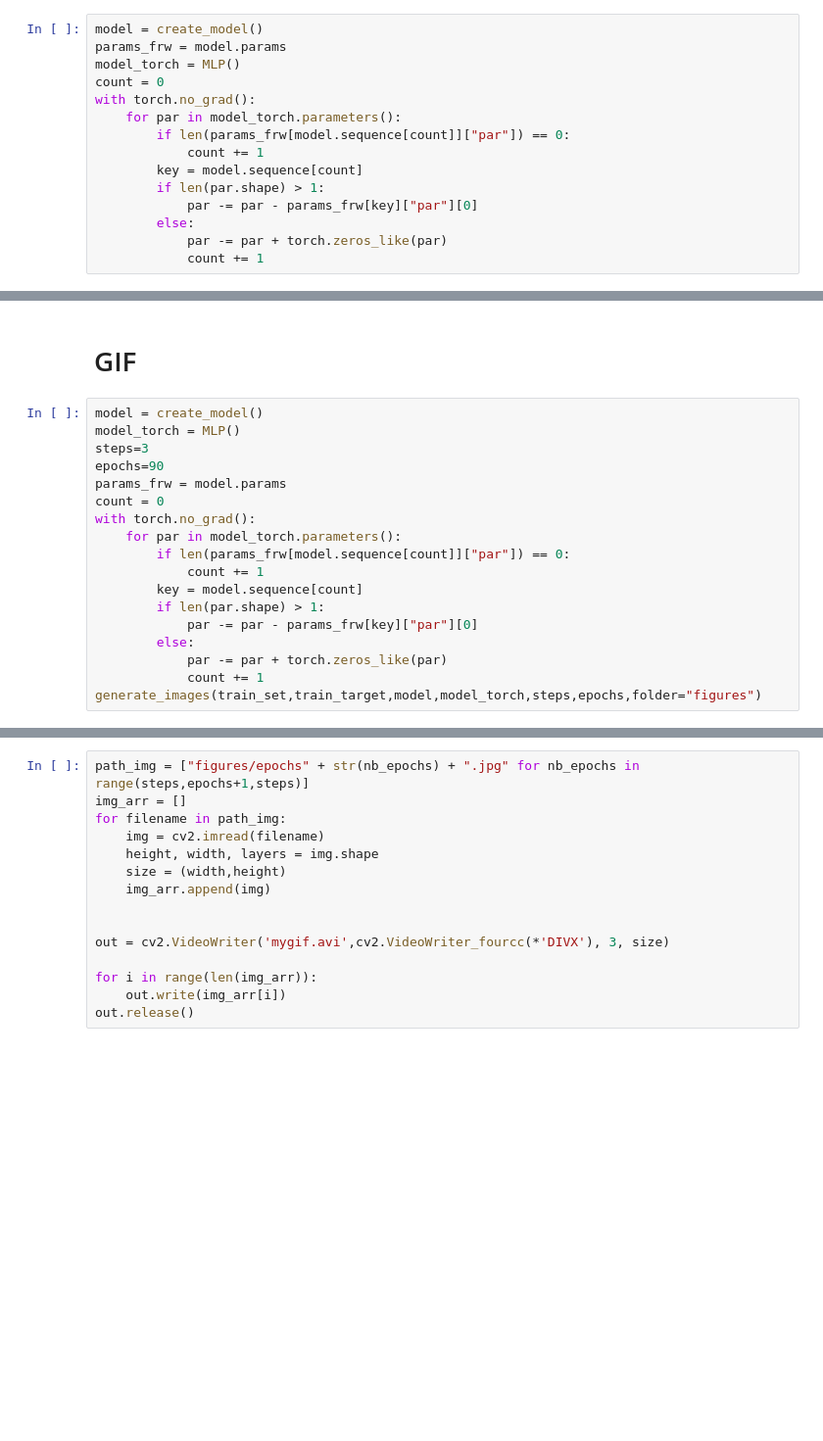
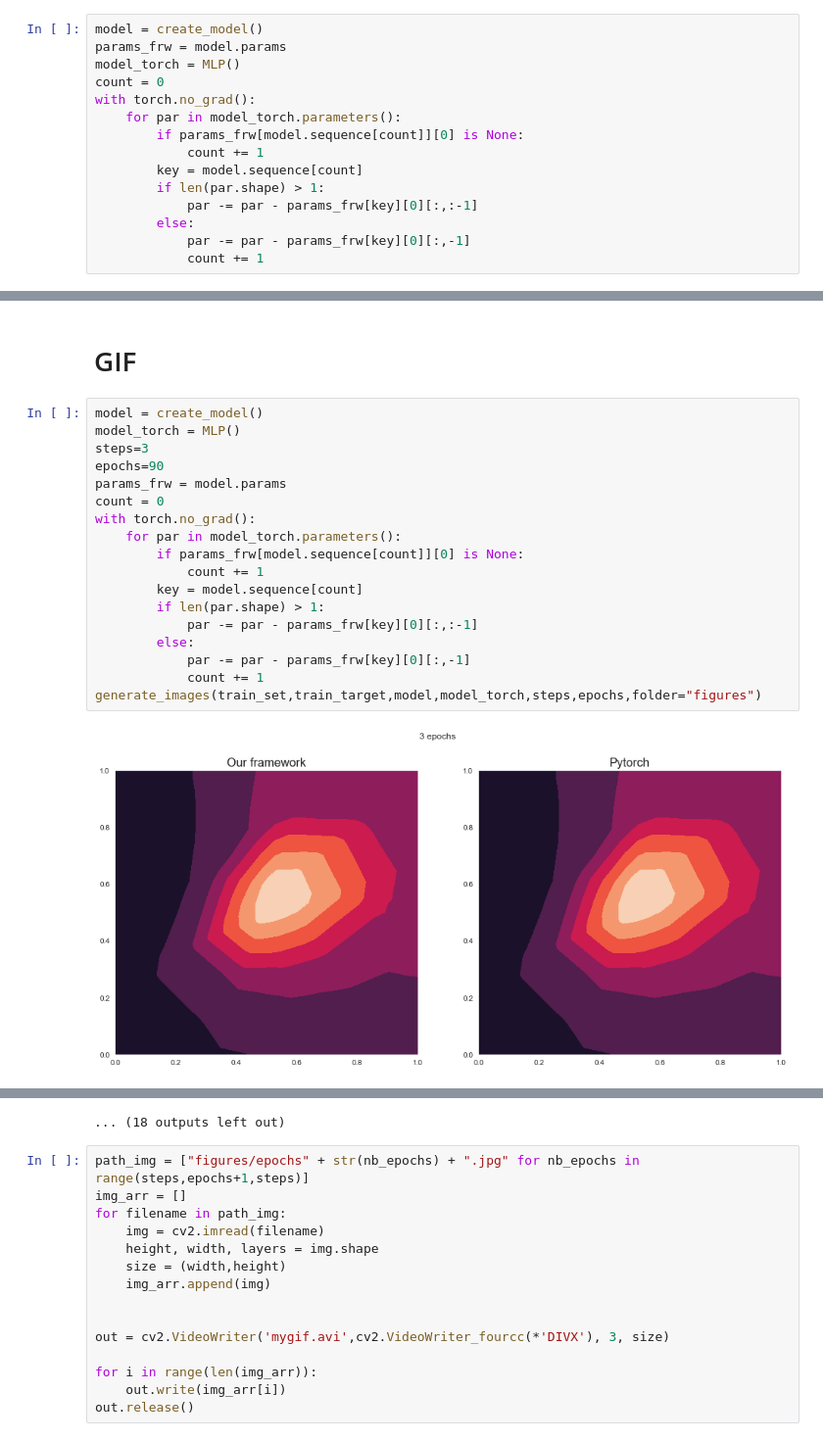
Before and after one commit to arnaudguibbert/Deep-learning-miniproject, a Jupyter notebook: Proj2/test_project_2.ipynb, the cells around one changed output, grey strips where cells are left out. Shown at 98% size. Drawn from its saved outputs; the diff is of its cells as text; blank space fills up the shorter version.

```diff
--- a/Proj2/test_project_2.ipynb
+++ b/Proj2/test_project_2.ipynb
@@ -119,13 +103,13 @@ model_torch = MLP()
 count = 0
 with torch.no_grad():
     for par in model_torch.parameters():
-        if len(params_frw[model.sequence[count]]["par"]) == 0:
+        if params_frw[model.sequence[count]][0] is None:
             count += 1
         key = model.sequence[count]
         if len(par.shape) > 1:
-            par -= par - params_frw[key]["par"][0]
+            par -= par - params_frw[key][0][:,:-1]
         else:
-            par -= par + torch.zeros_like(par)
+            par -= par - params_frw[key][0][:,-1]
             count += 1
 # %%
 train_model(model,train_set,train_target,epochs=50)
@@ -206,18 +171,20 @@ plt.show()
 # %%
 model = create_model()
 model_torch = MLP()
 steps=3
 epochs=90
 params_frw = model.params
 count = 0
 with torch.no_grad():
     for par in model_torch.parameters():
-        if len(params_frw[model.sequence[count]]["par"]) == 0:
+        if params_frw[model.sequence[count]][0] is None:
             count += 1
         key = model.sequence[count]
         if len(par.shape) > 1:
-            par -= par - params_frw[key]["par"][0]
+            par -= par - params_frw[key][0][:,:-1]
         else:
-            par -= par + torch.zeros_like(par)
+            par -= par - params_frw[key][0][:,-1]
             count += 1
 generate_images(train_set,train_target,model,model_torch,steps,epochs,folder="figures")
+# %% [output]
+[figure, added]
@@ -224,3 +202,4 @@ generate_images(train_set,train_target,model,model_torch,steps,epochs,folder="fi
+... (18 outputs left out)
 # %%
 path_img = ["figures/epochs" + str(nb_epochs) + ".jpg" for nb_epochs in range(steps,epochs+1,steps)]
 img_arr = []
```
Also changed, not shown: parts of 13 cells of this notebook, 16 other files.
